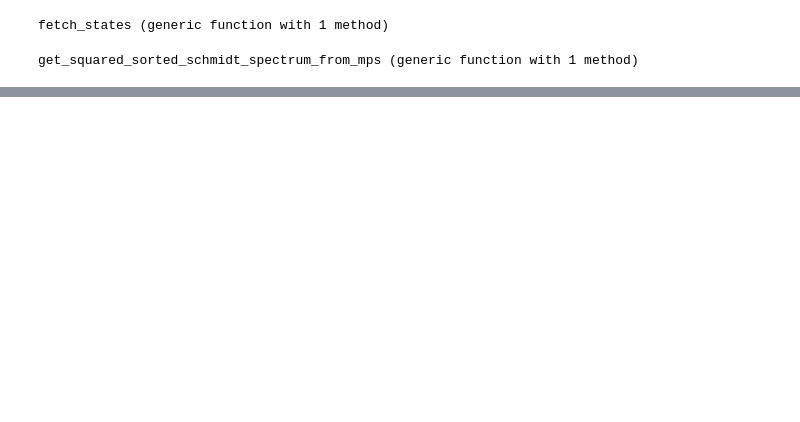
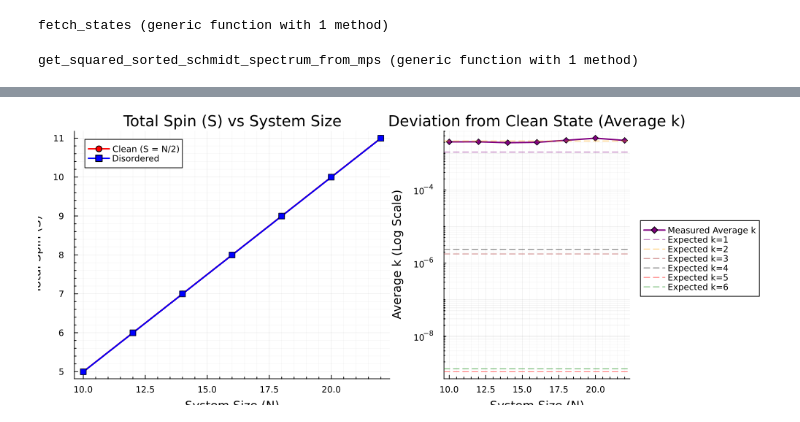
Before and after one commit to jamesnrolfe/QuantumEntanglementProject, a Jupyter notebook: programs/random/schmidt.ipynb, the cells around one changed output, grey strips where cells are left out. Saved outputs shown, nothing was run; the diff lists cells and outputs as text; code cells hidden in the pictures; blank space fills up the shorter version.

```diff
--- a/programs/random/schmidt.ipynb
+++ b/programs/random/schmidt.ipynb
@@ -102,0 +480,89 @@ display(p)
+# %%
+using Plots
+using ITensors
+
+# --- Constants and System Params ---
+sysparams = Dict{String,Any}(
+    "J" => -1.0, "Δ" => -1.0, "μ" => 1.0,
+    "NUM_SWEEPS" => 25, "MAX_BOND_DIM" => 2000, "ACC" => 10^-16
+)
+σ = 0.1 # Using 0.1 so the band mixing is actually visible above truncation
+N_range = 10:2:80
+
+# --- Arrays to store the plotting data ---
+N_vals = Int[]
+S_cln_vals = Float64[]
+S_dis_vals = Float64[]
+k_eff_vals = Float64[]
+
+# --- Helper Function for Total Spin ---
+function compute_effective_S(psi)
+    # Calculate two-site correlation matrices
+    C_zz = correlation_matrix(psi, "Sz", "Sz")
+    C_pm = correlation_matrix(psi, "S+", "S-")
+    C_mp = correlation_matrix(psi, "S-", "S+")
+
+    # Construct the S^2 expectation value matrix
+    S2_mat = C_zz .+ 0.5 .* (C_pm .+ C_mp)
+
+    # Sum all elements to get total <S^2>
+    S2_val = real(sum(S2_mat))
+
+    # Solve S(S+1) = <S^2> for S
+    S_eff = (-1.0 + sqrt(1.0 + 4.0 * S2_val)) / 2.0
+    return S_eff
+end
+
+# --- Data Gathering Loop ---
+for n in N_range
+    # Fetch states for current N
+    cln, dis = fetch_states(n, σ, sysparams; type=:latest)
+
+    if (!isempty(cln) && !isempty(dis))
+        psi_cln = cln[1]
+        psi_dis = dis[1]
+
+        S_cln = compute_effective_S(psi_cln)
+        S_dis = compute_effective_S(psi_dis)
+
+        push!(N_vals, n)
+        push!(S_cln_vals, S_cln)
+        push!(S_dis_vals, S_dis)
+
+        # Effective k is how far we've fallen from the N/2 ceiling
+        push!(k_eff_vals, (n / 2.0) - S_dis)
+    end
+end
+
+# --- Create the Static Plots ---
+# Plot 1: Total Spin S vs N (Keeping this linear to show the macroscopic state)
+p1 = plot(title="Total Spin (S) vs System Size",
+          xlabel="System Size (N)", ylabel="Total Spin (S)",
+          legend=:topleft, grid=:both, minorgrid=true)
+
+plot!(p1, N_vals, S_cln_vals, label="Clean (S = N/2)", marker=:circle, lw=2, color=:red)
+plot!(p1, N_vals, S_dis_vals, label="Disordered", marker=:square, lw=2, color=:blue)
+
+p2 = plot(title="Deviation from Clean State (Average k)",
+          xlabel="System Size (N)", ylabel="Average k (Log Scale)",
+          yscale=:log10,
+          legend=:outerright, grid=:both, minorgrid=true)
+
+plot!(p2, N_vals, k_eff_vals .+ 1e-16, label="Measured Average k", marker=:diamond, lw=2, color=:purple)
+
+w12 = (c * σ)^2
+w34 = ((c * σ)^4) / 2.0
+w56 = ((c * σ)^6) / 6.0
+
+hline!(p2, [1.0 * w12], label="Expected k=1", linestyle=:dash, color=:purple, alpha=0.6)
+hline!(p2, [2.0 * w12], label="Expected k=2", linestyle=:dash, color=:orange, alpha=0.6)
+
+hline!(p2, [3.0 * w34], label="Expected k=3", linestyle=:dash, color=:brown, alpha=0.6)
+hline!(p2, [4.0 * w34], label="Expected k=4", linestyle=:dash, color=:black, alpha=0.6)
+
+hline!(p2, [5.0 * w56], label="Expected k=5", linestyle=:dash, color=:red, alpha=0.6)
+hline!(p2, [6.0 * w56], label="Expected k=6", linestyle=:dash, color=:green, alpha=0.6)
+
+display(plot(p1, p2, layout=(1, 2), size=(1000, 400)))
+# %% [output]
+[figure, added]
```
Also changed, not shown: parts of 10 cells of this notebook, 7 other files.
